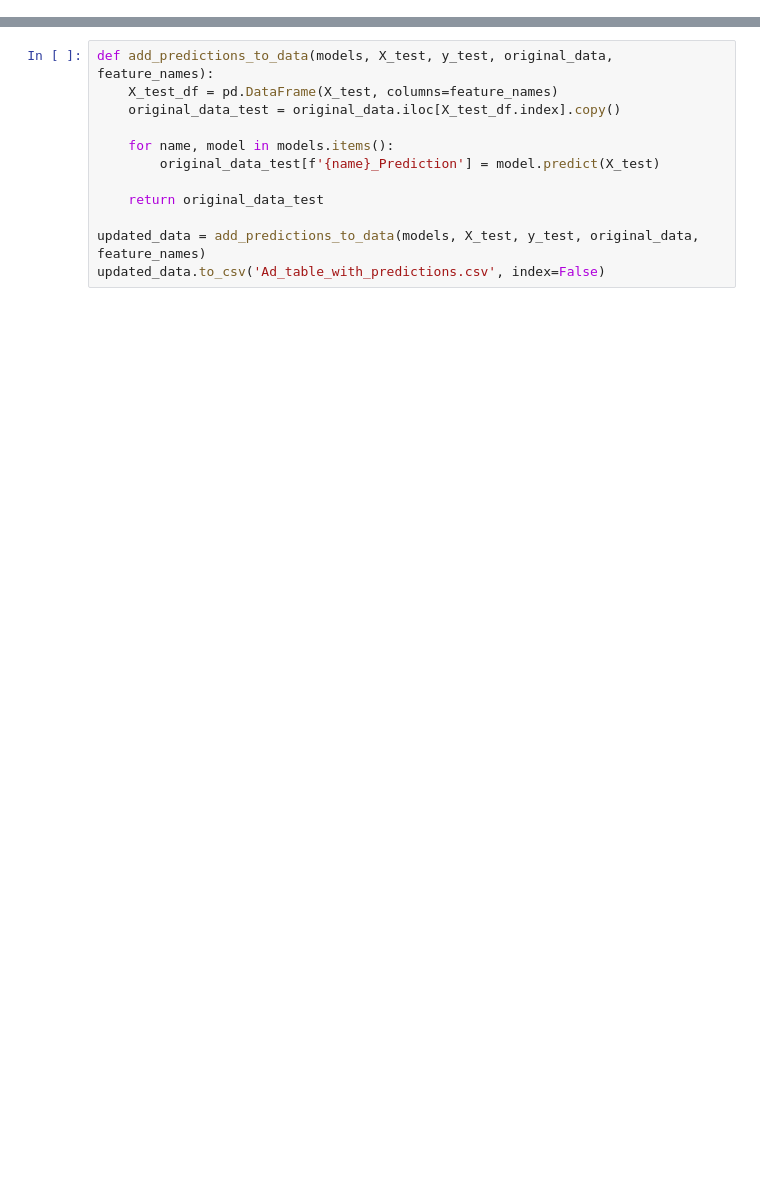
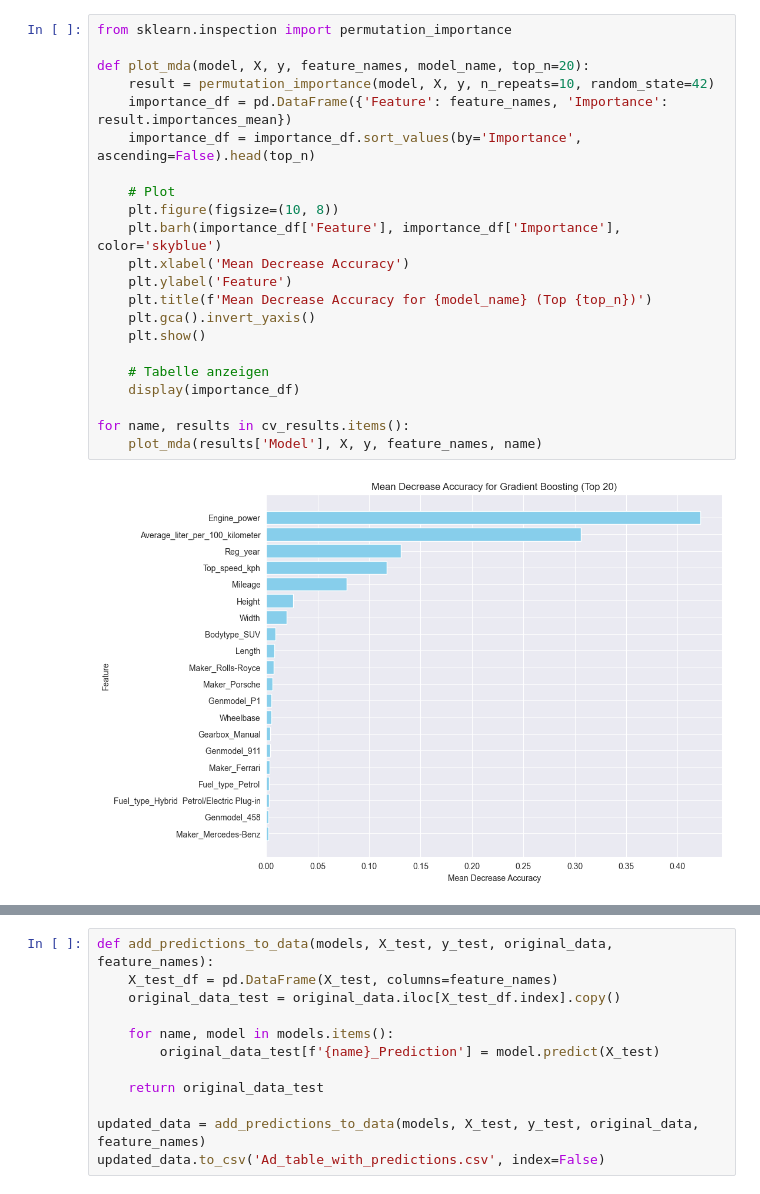
Before and after one commit to Marcel2511/DataSciencePortfolioFinal, a Jupyter notebook: regressionModel.ipynb, the cells around one changed output, grey strips where cells are left out. Drawn from its saved outputs; the diff is of its cells as text; blank space fills up the shorter version.

```diff
--- a/regressionModel.ipynb
+++ b/regressionModel.ipynb
@@ -123,0 +185,24 @@ plot_residuals(models, X_test, y_test)
+# %%
+from sklearn.inspection import permutation_importance
+
+def plot_mda(model, X, y, feature_names, model_name, top_n=20):
+    result = permutation_importance(model, X, y, n_repeats=10, random_state=42)
+    importance_df = pd.DataFrame({'Feature': feature_names, 'Importance': result.importances_mean})
+    importance_df = importance_df.sort_values(by='Importance', ascending=False).head(top_n)
+
+    # Plot
+    plt.figure(figsize=(10, 8))
+    plt.barh(importance_df['Feature'], importance_df['Importance'], color='skyblue')
+    plt.xlabel('Mean Decrease Accuracy')
+    plt.ylabel('Feature')
+    plt.title(f'Mean Decrease Accuracy for {model_name} (Top {top_n})')
+    plt.gca().invert_yaxis()
+    plt.show()
+
+    # Tabelle anzeigen
+    display(importance_df)
+
+for name, results in cv_results.items():
+    plot_mda(results['Model'], X, y, feature_names, name)
+# %% [output]
+[figure, added]
```
Also changed, not shown: parts of 7 cells of this notebook, 8 other files.
